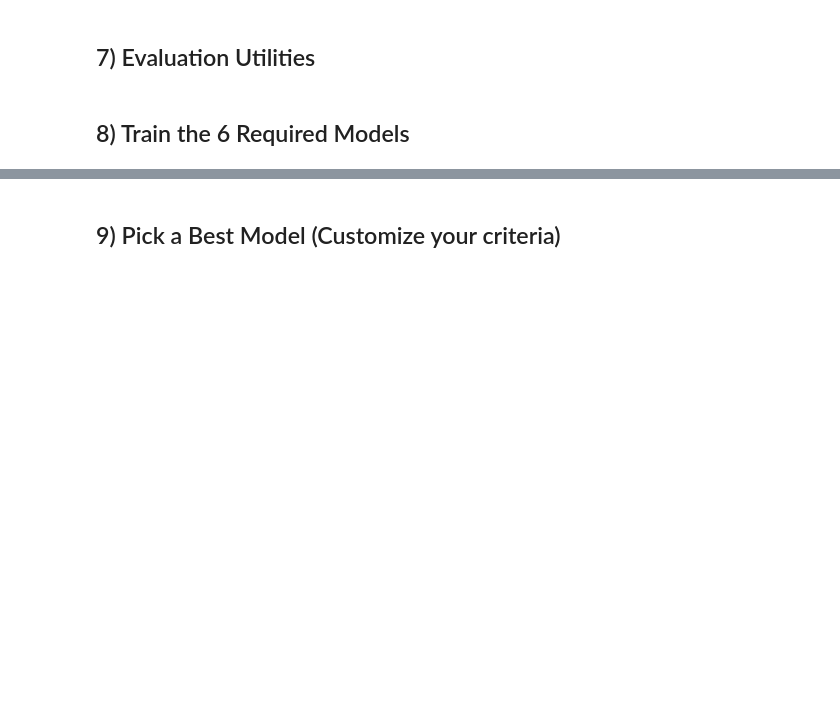
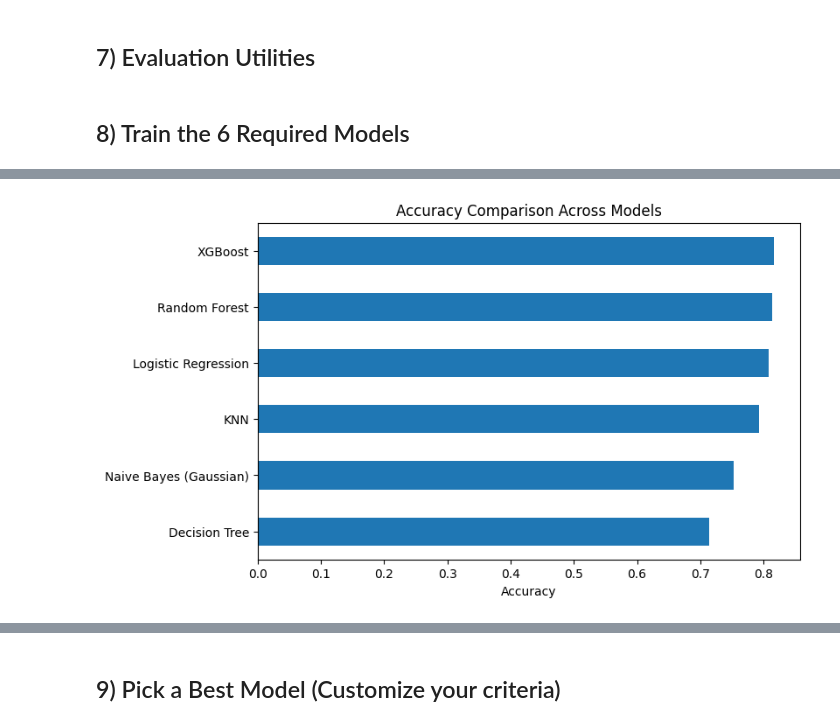
Before and after one commit to Harishbhatt07/ML-Assignment-2, a Jupyter notebook: notebooks/ML_Assignment_2_Template_CreditCardDefault_v2.ipynb, the cells around one changed output, grey strips where cells are left out. Drawn from its saved outputs; the diff is of its cells as text; code cells hidden in the pictures; blank space fills up the shorter version.

```diff
--- a/notebooks/ML_Assignment_2_Template_CreditCardDefault_v2.ipynb
+++ b/notebooks/ML_Assignment_2_Template_CreditCardDefault_v2.ipynb
@@ -104,0 +89,8 @@ display(df.head())
+# %%
+import pandas as pd
+
+DATA_PATH = "https://raw.githubusercontent.com/Harishbhatt07/ML-Assignment-2/main/notebooks/data/UCI_Credit_Card.csv"
+
+df = pd.read_csv(DATA_PATH)
+
+print(df.shape)
@@ -135,7 +170,7 @@ if "ID" in df.columns:
     df = df.drop(columns=["ID"])
 
 # 4.2 Define X and y
-TARGET_COL = "default payment next month"  # <-- confirm exact name
+TARGET_COL = "default.payment.next.month"  # <-- confirm exact name
 X = df.drop(columns=[TARGET_COL])
 y = df[TARGET_COL]
 
@@ -293,0 +361,9 @@ display(results_df)
+# %%
+# Bar Plot — Accuracy Comparison
+plt.figure(figsize=(8,5))
+results_df["Accuracy"].sort_values().plot(kind="barh")
+plt.title("Accuracy Comparison Across Models")
+plt.xlabel("Accuracy")
+plt.show()
+# %% [output]
+[figure, added]
```
Also changed, not shown: parts of 20 cells of this notebook.
